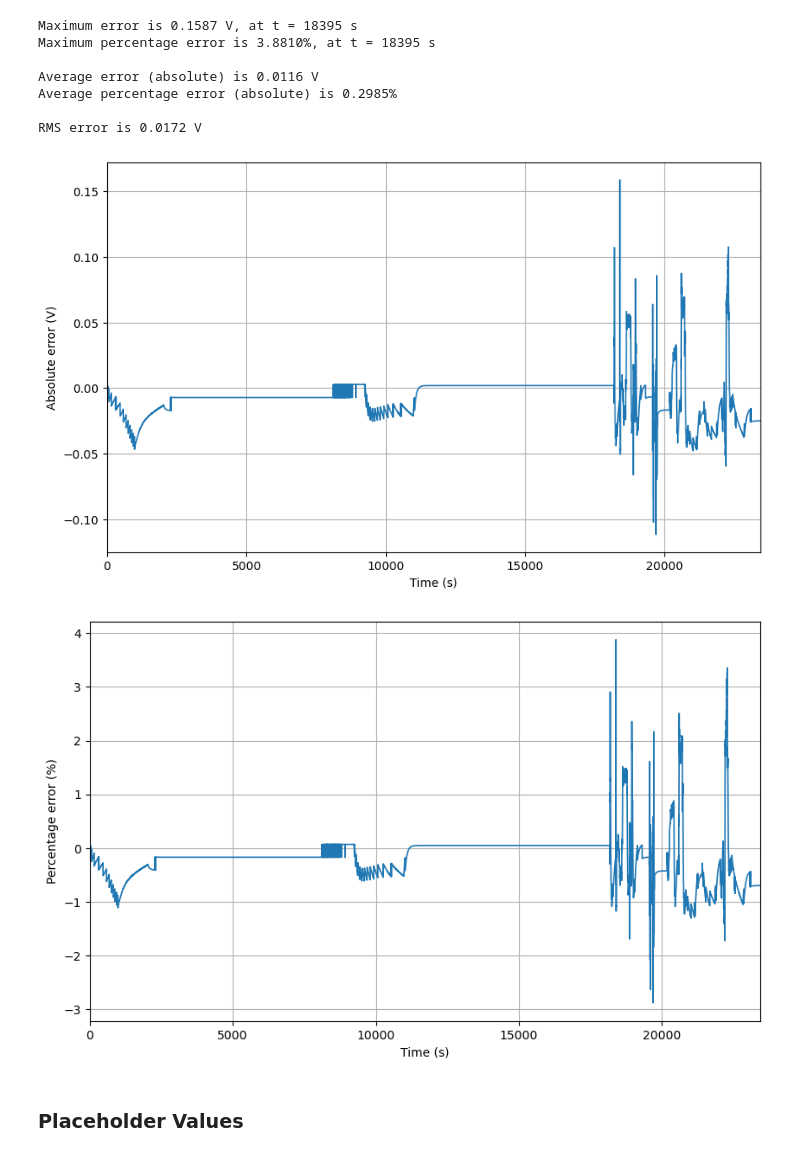
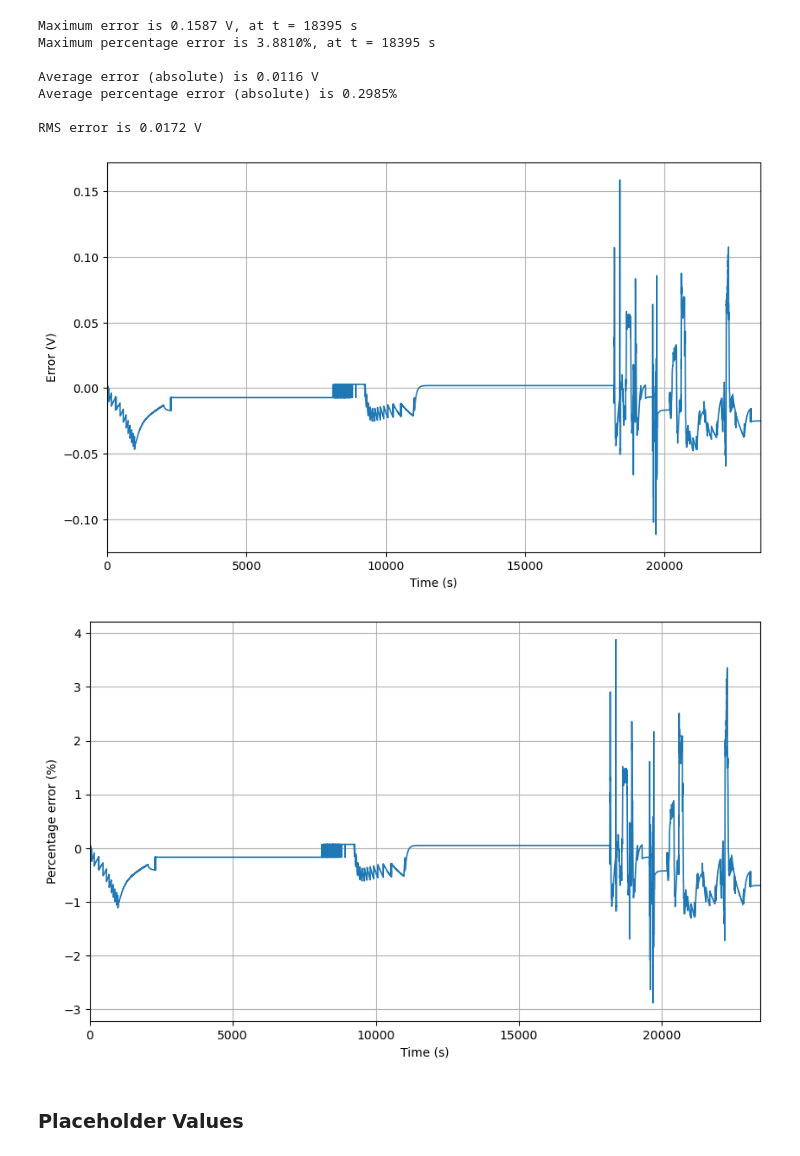
Before and after one commit to sunfanyi/modelling-of-lithium-ion-batteries, a Jupyter notebook: part_2d.ipynb, the cells around one changed output. Cells and saved outputs as stored; diff of their text form; code cells hidden in the pictures.

```diff
--- a/part_2d.ipynb
+++ b/part_2d.ipynb
@@ -122,25 +122,25 @@ RMS error is 0.0172 V
 # %%
 fig, ax = plt.subplots(figsize=(10, 6))
 ax.plot(t, error, linewidth=1.2)
 ax.set_xlim([0, t[-1]])
 ax.set_xlabel('Time (s)')
-ax.set_ylabel('Absolute error (V)')
+ax.set_ylabel('Error (V)')
 ax.grid()
 # ax.set_title('First Order ECN Model Error')
 plt.show()
 fig.savefig('Figures/Part 2/2d_error_absolute.eps', format='eps')
 
 fig, ax = plt.subplots(figsize=(10, 6))
 ax.plot(t, error_pct*100, linewidth=1.2)
 ax.set_xlim([0, t[-1]])
 ax.set_xlabel('Time (s)')
 ax.set_ylabel('Percentage error (%)')
 ax.grid()
 # ax.set_title('First Order ECN Model Error')
 plt.show()
 fig.savefig('Figures/Part 2/2d_error_percentage.eps', format='eps')
 # %% [output]
-[figure, old version]
+[figure, new version]
 [figure]
 # %% [markdown]
 ### Placeholder Values
```
Also changed, not shown: parts of 1 cell of this notebook, 5 other files.
